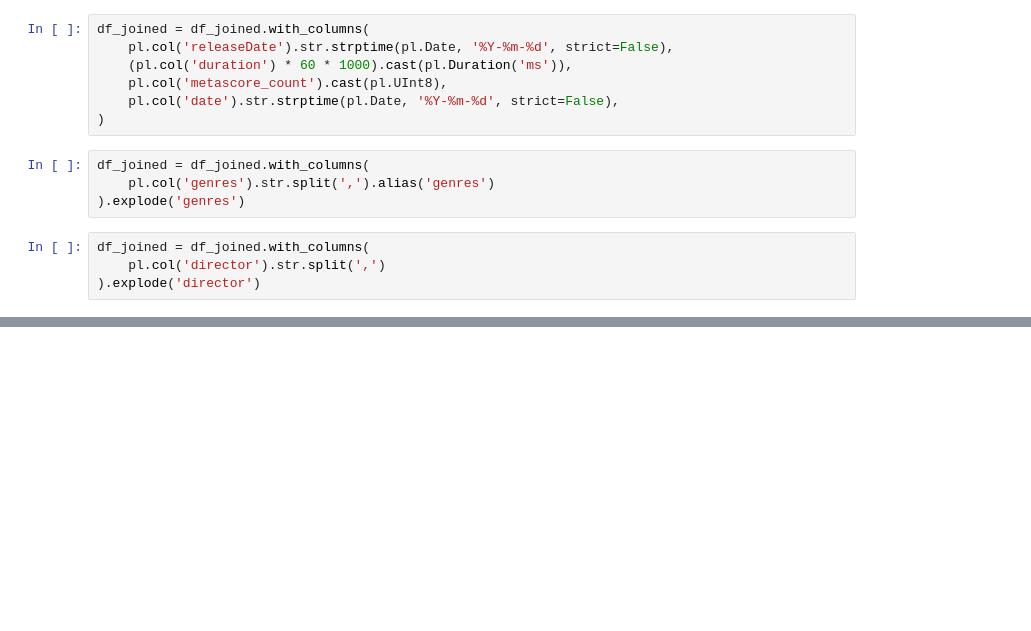
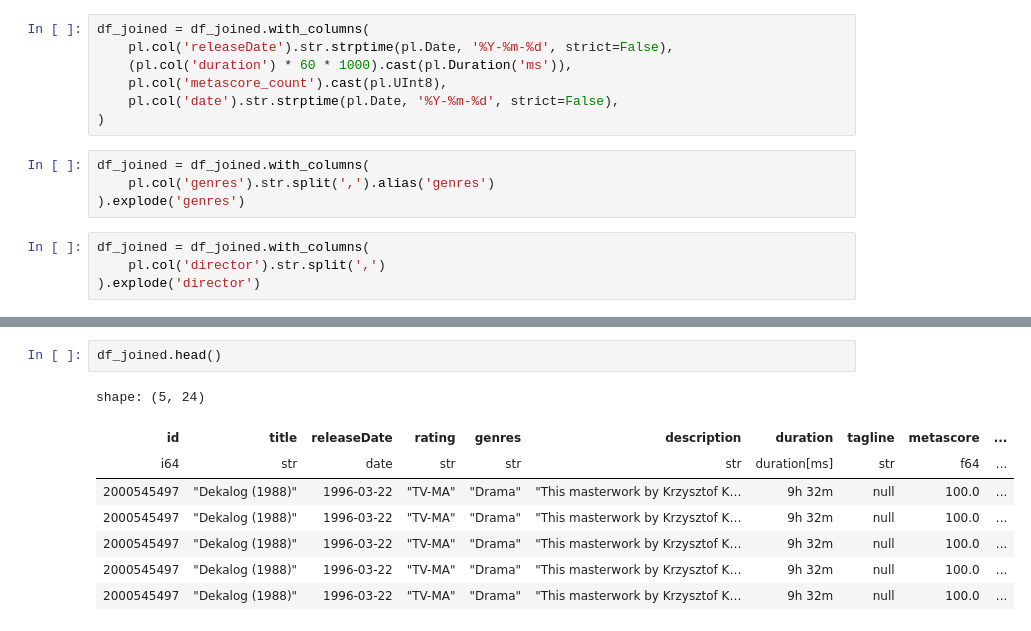
Before and after one commit to ZygimantasB/polars_library, a Jupyter notebook: kaggle/movies_new.ipynb, the cells around one changed output, grey strips where cells are left out. Cells and saved outputs as stored; diff of their text form; blank space fills up the shorter version.

Commit message:
2. Genre Popularity Over Time

```diff
--- a/kaggle/movies_new.ipynb
+++ b/kaggle/movies_new.ipynb
@@ -93,0 +115,11 @@ shape: (2_384_810, 24)
+# %%
+df_joined.head()
+# %% [output]
+shape: (5, 24)
+| id | title | releaseDate | rating | genres | description | duration | tagline | metascore | ... |
+| i64 | str | date | str | str | str | duration[ms] | str | f64 | ... |
+| 2000545497 | "Dekalog (1988)" | 1996-03-22 | "TV-MA" | "Drama" | "This masterwork by Krzysztof K… | 9h 32m | null | 100.0 | ... |
+| 2000545497 | "Dekalog (1988)" | 1996-03-22 | "TV-MA" | "Drama" | "This masterwork by Krzysztof K… | 9h 32m | null | 100.0 | ... |
+| 2000545497 | "Dekalog (1988)" | 1996-03-22 | "TV-MA" | "Drama" | "This masterwork by Krzysztof K… | 9h 32m | null | 100.0 | ... |
+| 2000545497 | "Dekalog (1988)" | 1996-03-22 | "TV-MA" | "Drama" | "This masterwork by Krzysztof K… | 9h 32m | null | 100.0 | ... |
+| 2000545497 | "Dekalog (1988)" | 1996-03-22 | "TV-MA" | "Drama" | "This masterwork by Krzysztof K… | 9h 32m | null | 100.0 | ... |
```
Also changed, not shown: parts of 5 cells of this notebook.
